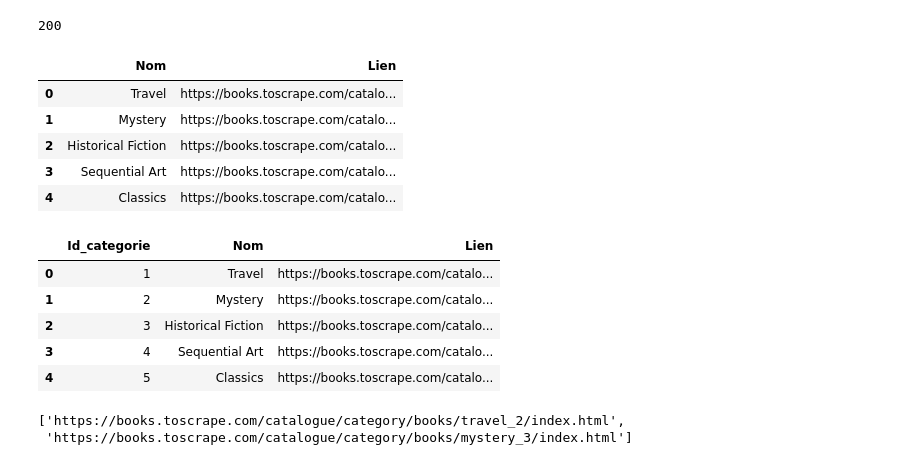
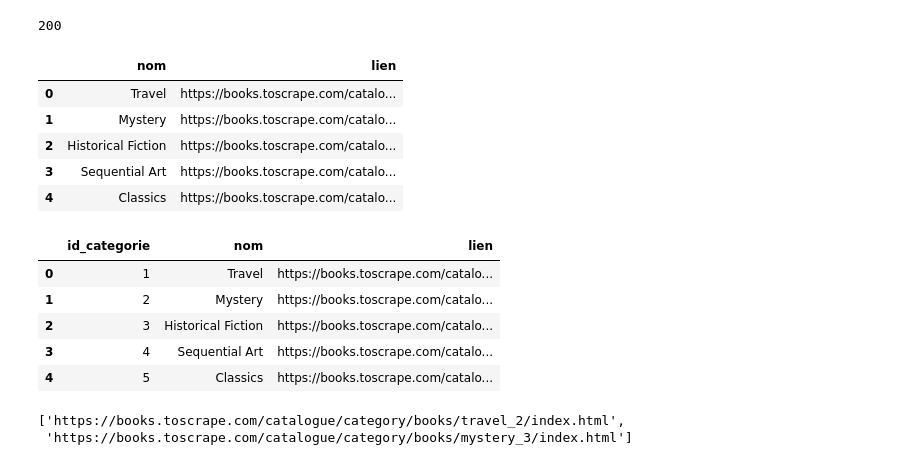
Before and after one commit to bigbong-K/projet_gestion_bibliotheque, a Jupyter notebook: scrapping/main.ipynb, the cells around one changed output. Cells and saved outputs as stored; diff of their text form; code cells hidden in the pictures.

```diff
--- a/scrapping/main.ipynb
+++ b/scrapping/main.ipynb
@@ -37,10 +37,10 @@ def get_book_link_themes(url:str="https://books.toscrape.com/catalogue/category/
 themes = get_book_themes()
 links = get_book_link_themes()
 
-df_categorie = pd.DataFrame({"Nom":themes, "Lien":links})
+df_categorie = pd.DataFrame({"nom":themes, "lien":links})
 df_categorie.head()
 # %% [output]
-|  | Nom | Lien |
+|  | nom | lien |
 | 0 | Travel | https://books.toscrape.com/catalo... |
 | 1 | Mystery | https://books.toscrape.com/catalo... |
 | 2 | Historical Fiction | https://books.toscrape.com/catalo... |
@@ -48,11 +48,11 @@ df_categorie.head()
 | 4 | Classics | https://books.toscrape.com/catalo... |
 # %%
 df_categorie = df_categorie.reset_index()
-df_categorie = df_categorie.rename(columns={"index":"Id_categorie"})
-df_categorie["Id_categorie"] = df_categorie["Id_categorie"] + 1
+df_categorie = df_categorie.rename(columns={"index":"id_categorie"})
+df_categorie["id_categorie"] = df_categorie["id_categorie"] + 1
 df_categorie.head()
 # %% [output]
-|  | Id_categorie | Nom | Lien |
+|  | id_categorie | nom | lien |
 | 0 | 1 | Travel | https://books.toscrape.com/catalo... |
 | 1 | 2 | Mystery | https://books.toscrape.com/catalo... |
 | 2 | 3 | Historical Fiction | https://books.toscrape.com/catalo... |
```
Also changed, not shown: parts of 6 cells of this notebook.
